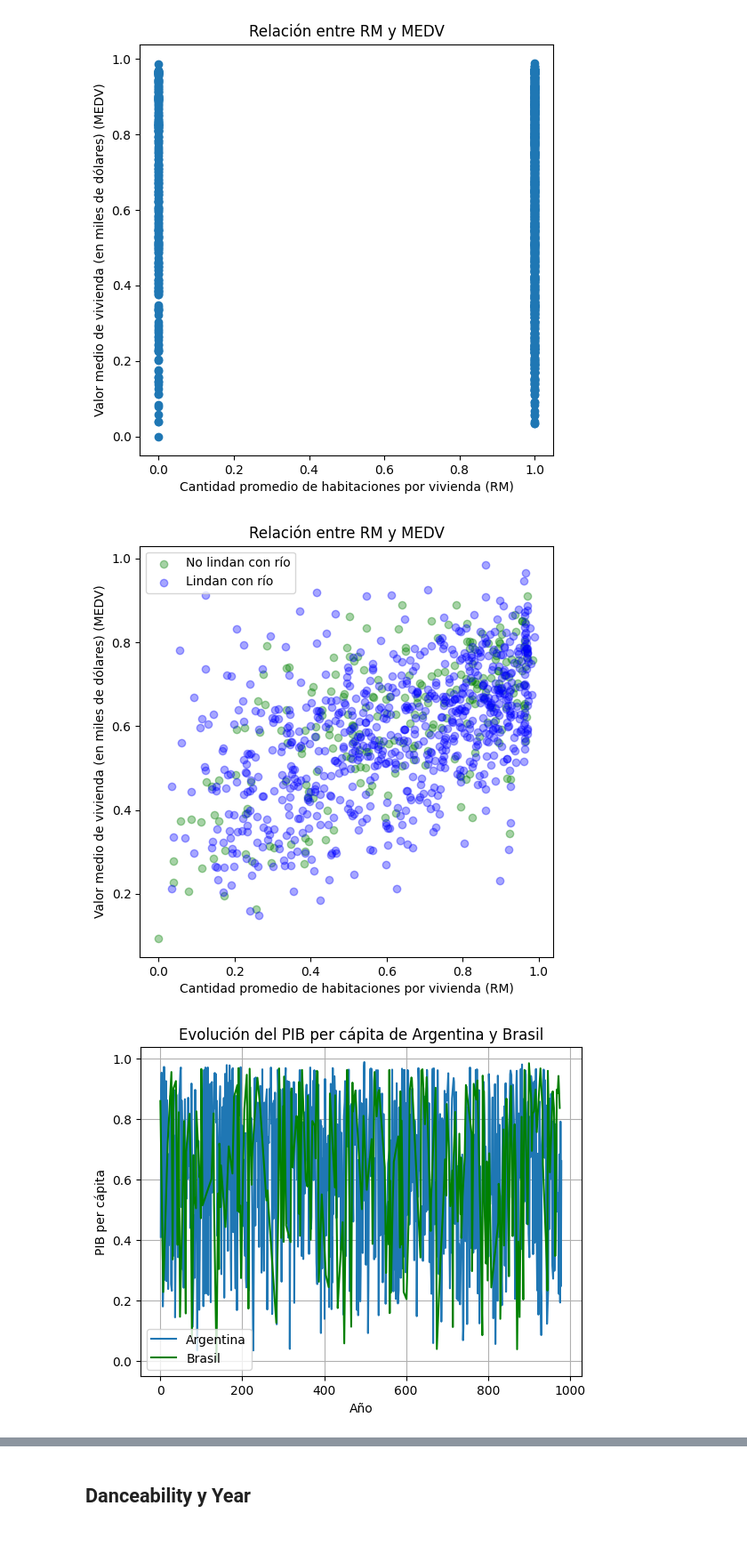
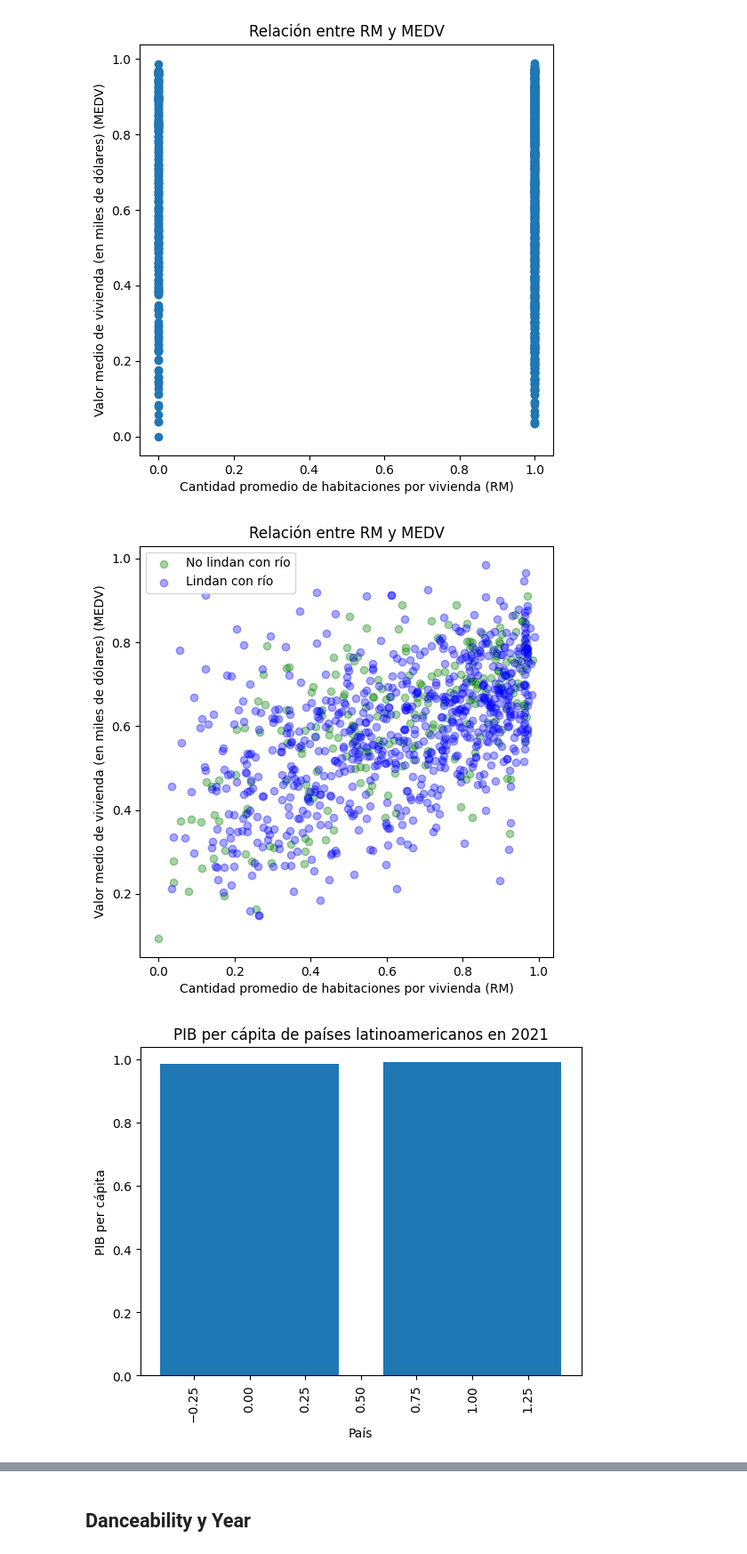
Before and after one commit to iroumec/TPE-FCD, a Jupyter notebook: Notebook.ipynb, the cells around one changed output, grey strips where cells are left out. Shown at 89% size. Cells and saved outputs as stored; diff of their text form; code cells hidden in the pictures.

```diff
--- a/Notebook.ipynb
+++ b/Notebook.ipynb
@@ -266,0 +300,6 @@ Porcentaje de canciones dobles: 1.13 %
+# %%
+clean_dataset.loc[:, "Duration"] = clean_dataset["Duration"].str.split(":")
+
+clean_dataset.loc[:, "Duration"] = clean_dataset["Duration"].apply(lambda x: int(x[0]) * 60 + int(x[1]))
+
+clean_dataset.sort_values("Duration", ascending=False)
@@ -1338,7 +1395,7 @@ fig.show()
 # %% [markdown]
 ## Mode y Valence
 # %%
-aux = copy_dataset.copy()
+aux = clean_dataset.copy()
 
 # Crear el gráfico de dispersión
 plt.figure(figsize=(6, 6))  # Hacer el gráfico cuadrado
@@ -1381,30 +1438,23 @@ plt.legend()
 # Mostrar el gráfico
 plt.show()
 # %% [output]
-[figure, old version]
+[figure, new version]
 # %%
-import matplotlib.pyplot as plt
+# Filtrar los datos para Latinoamérica en el año 2021
+#latam_data_2021 = dataset_pbi[(dataset_pbi["pais_nombre"].isin(latinoamericanos)) & (dataset_pbi["anio"] == año)]
 
-# Filtrar los datos para Argentina y Brasil
-mode_positive = aux[aux["Mode"] == 1]
-mode_negativo = aux[aux["Mode"] == 0]
-
-# Crear el gráfico de líneas
-plt.plot(mode_positive["Valence"], label="Argentina")
-plt.plot(mode_negativo["Valence"], label="Brasil", color="green")
+# Crear el gráfico de barras
+plt.bar(aux["Mode"], aux["Valence"])
 
 # Agregar etiquetas a los ejes
-plt.xlabel("Año")
+plt.xlabel("País")
 plt.ylabel("PIB per cápita")
 
 # Agregar un título al gráfico
-plt.title("Evolución del PIB per cápita de Argentina y Brasil")
-plt.grid(True)
-
-# Agregar leyenda
-plt.legend()
+plt.title("PIB per cápita de países latinoamericanos en 2021")
+plt.xticks(rotation=90)  # Rotar las etiquetas del eje x para mejor visualización
 
 # Mostrar el gráfico
 plt.show()
 # %% [output]
-[figure, old version]
+[figure, new version]
```
Also changed, not shown: parts of 79 cells of this notebook, 3 other files.
